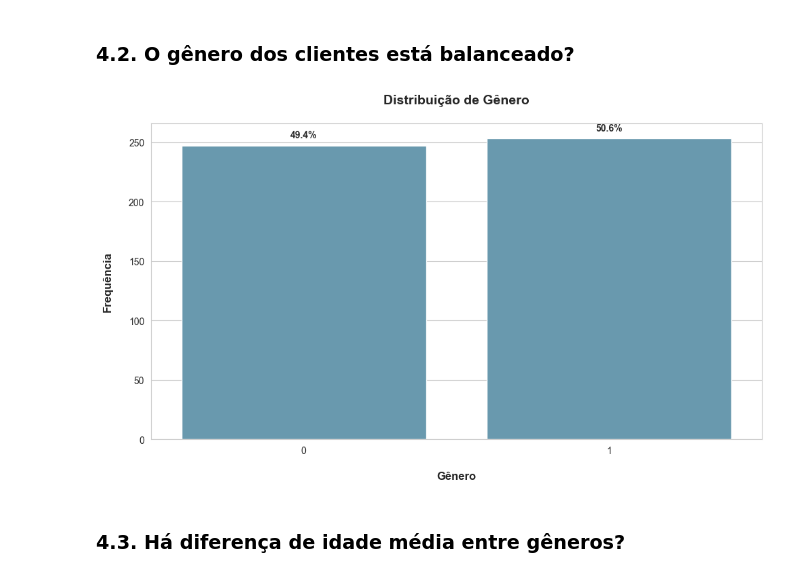
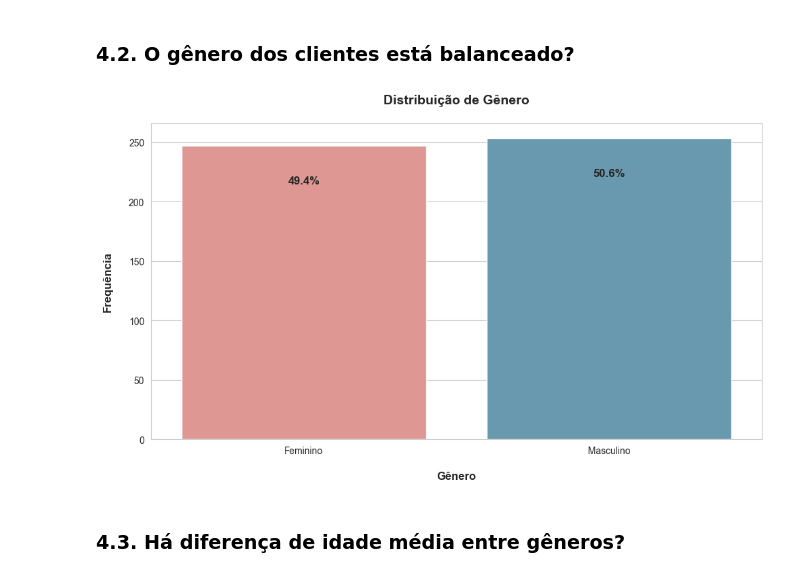
Before and after one commit to emso-exe/Compra_de_carro, a Jupyter notebook: 000_analise_exploratoria.ipynb, the cells around one changed output. Drawn from its saved outputs; the diff is of its cells as text; code cells hidden in the pictures.

```diff
--- a/000_analise_exploratoria.ipynb
+++ b/000_analise_exploratoria.ipynb
@@ -344,11 +344,7 @@ x_labels = [textwrap.fill(label, width=10) for label in age_group_counts.index.a
 plt.figure(figsize=(10, 6))
 
 # Criação do barplot
-ax = sns.barplot(
-    x=x_labels,
-    y=age_group_counts.values,
-    palette=['#5cbc64'],
-    edgecolor='#ffffff'
+ax = sns.barplot(x=x_labels, y=age_group_counts.values, palette=['#5cbc64'], edgecolor='#fff'
 )
 
 # Título e labels
@@ -360,7 +356,7 @@ plt.ylabel('Frequência\n', fontsize=12, fontweight='bold')
 for i, count in enumerate(age_group_counts.values):
     percentage = (count / total) * 100
     ax.text(i, count + total * 0.01, f'{percentage:.1f}%',
-            ha='center', va='bottom', fontsize=10, fontweight='bold')
+            ha='center', va='bottom', fontsize=12, fontweight='bold')
 
 # Layout final
 plt.tight_layout()
@@ -372,36 +368,37 @@ plt.show()
 # %%
 # Conta a frequência de cada gênero
 gender_counts = df['Gender'].value_counts().sort_index()
 
 # Calcula o total para o percentual
 total = gender_counts.sum()
 
 # Ajuste do tamanho da figura
 plt.figure(figsize=(10, 6))
 
 # Criação do barplot
-ax = sns.barplot(
-    x=gender_counts.index,
-    y=gender_counts.values,
-    palette=['#5d9eba'],
-    edgecolor='#ffffff'
+ax = sns.barplot(x=gender_counts.index, y=gender_counts.values,
+    palette=['#ea8c87', '#5d9eba'], edgecolor='#fff'
 )
 
-# Título e labels
+# Alterando os valores do rótulos
+ax.set_xticks([0, 1])
+ax.set_xticklabels(['Feminino', 'Masculino'])
+
+# Título e rótulos
 plt.title('Distribuição de Gênero\n', fontsize=14, fontweight='bold')
 plt.xlabel('\nGênero', fontsize=12, fontweight='bold')
 plt.ylabel('Frequência\n', fontsize=12, fontweight='bold')
 
 # Adicionando os percentuais sobre as barras
 for i, count in enumerate(gender_counts.values):
     percentage = (count / total) * 100
-    ax.text(i, count + total * 0.01, f'{percentage:.1f}%',
-            ha='center', va='bottom', fontsize=10, fontweight='bold')
+    ax.text(i, count - total * 0.05, f'{percentage:.1f}%',
+            ha='center', va='top', fontsize=12, fontweight='bold')
 
 # Layout final
 plt.tight_layout()
 plt.show()
 # %% [output]
-[figure, old version]
+[figure, new version]
 # %% [markdown]
 ### 4.3. Há diferença de idade média entre gêneros?
```
Also changed, not shown: parts of 8 cells of this notebook.
